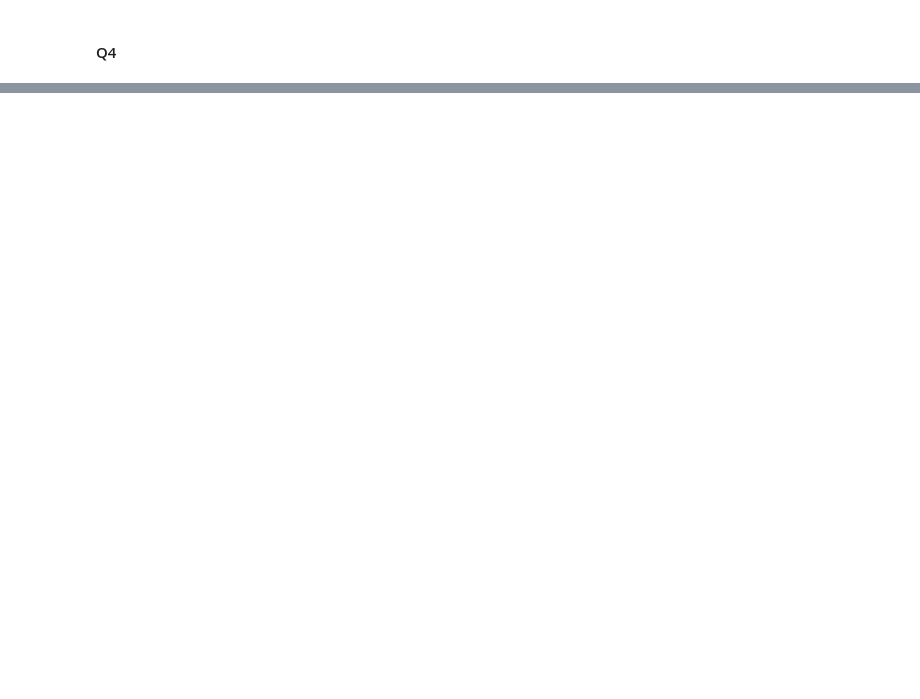
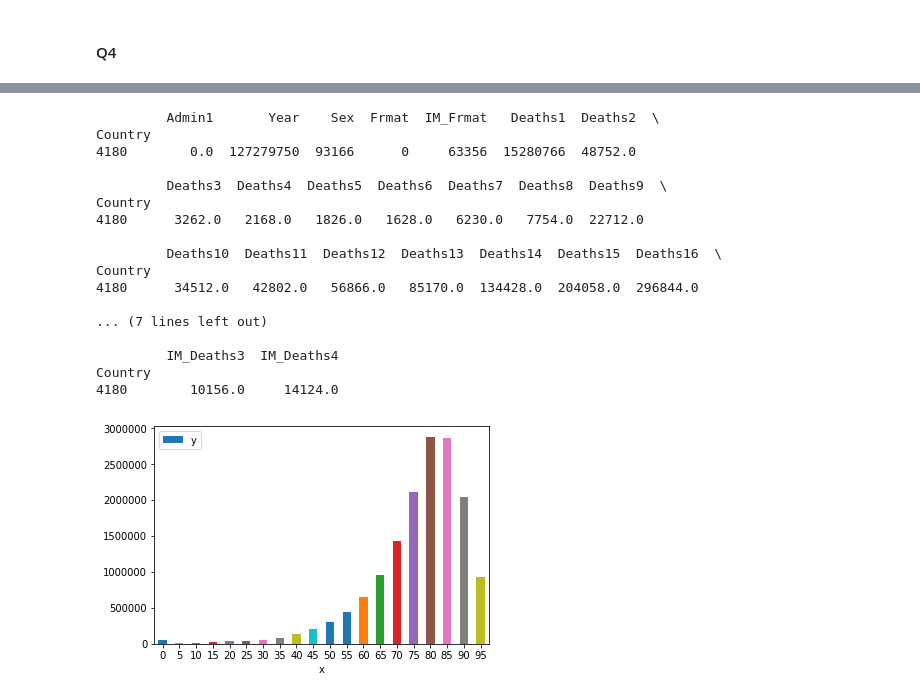
Before and after one commit to Angelaaaaa/HDSassignment, a Jupyter notebook: coding assignment/HDS.ipynb, the cells around one changed output, grey strips where cells are left out. Saved outputs shown, nothing was run; the diff lists cells and outputs as text; code cells hidden in the pictures; blank space fills up the shorter version.

```diff
--- a/coding assignment/HDS.ipynb
+++ b/coding assignment/HDS.ipynb
@@ -455,0 +771,22 @@ AxesSubplot(0.125,0.125;0.62x0.755)
+# %%
+# Q2
+histForItaly('Italy')
+# %% [output]
+         Admin1       Year    Sex  Frmat  IM_Frmat   Deaths1  Deaths2  \
+Country
+4180        0.0  127279750  93166      0     63356  15280766  48752.0
+
+         Deaths3  Deaths4  Deaths5  Deaths6  Deaths7  Deaths8  Deaths9  \
+Country
+4180      3262.0   2168.0   1826.0   1628.0   6230.0   7754.0  22712.0
+
+         Deaths10  Deaths11  Deaths12  Deaths13  Deaths14  Deaths15  Deaths16  \
+Country
+4180      34512.0   42802.0   56866.0   85170.0  134428.0  204058.0  296844.0
+
+... (7 lines left out)
+
+         IM_Deaths3  IM_Deaths4
+Country
+4180        10156.0     14124.0
+[figure, added]
```
Also changed, not shown: parts of 51 cells of this notebook.
